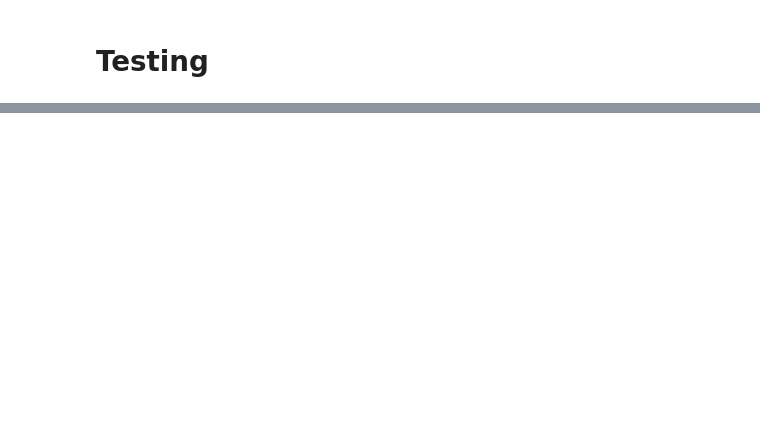
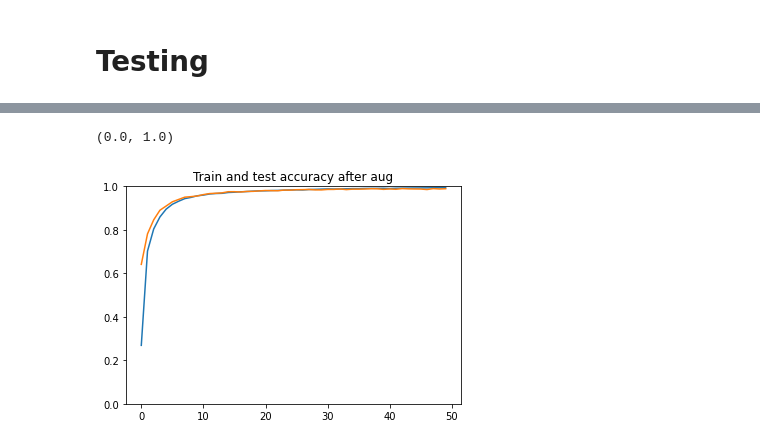
Before and after one commit to bochendong/Data-Augmentation-Optimization, a Jupyter notebook: Unet_mnist/Full_data/Train_interact.ipynb, the cells around one changed output, grey strips where cells are left out. Drawn from its saved outputs; the diff is of its cells as text; code cells hidden in the pictures; blank space fills up the shorter version.

```diff
--- a/Unet_mnist/Full_data/Train_interact.ipynb
+++ b/Unet_mnist/Full_data/Train_interact.ipynb
@@ -550,5 +589,8 @@ for epoch in range(dnn_epoch):
 # %%
 plt.plot(range(0, dnn_epoch), acc_history)
 plt.plot(range(0, dnn_epoch), test_acc_history)
-
+plt.title('Train and test accuracy after aug')
 plt.ylim(0, 1)
+# %% [output]
+(0.0, 1.0)
+[figure, added]
```
Also changed, not shown: parts of 10 cells of this notebook.
